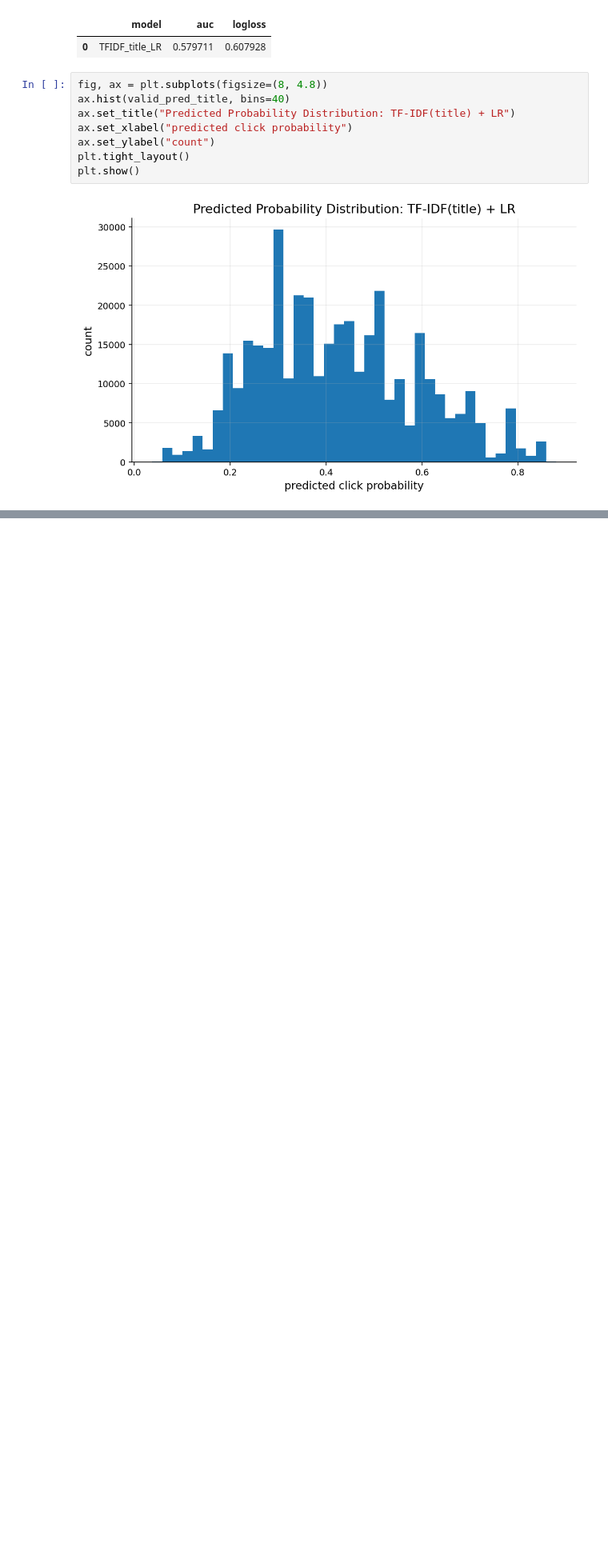
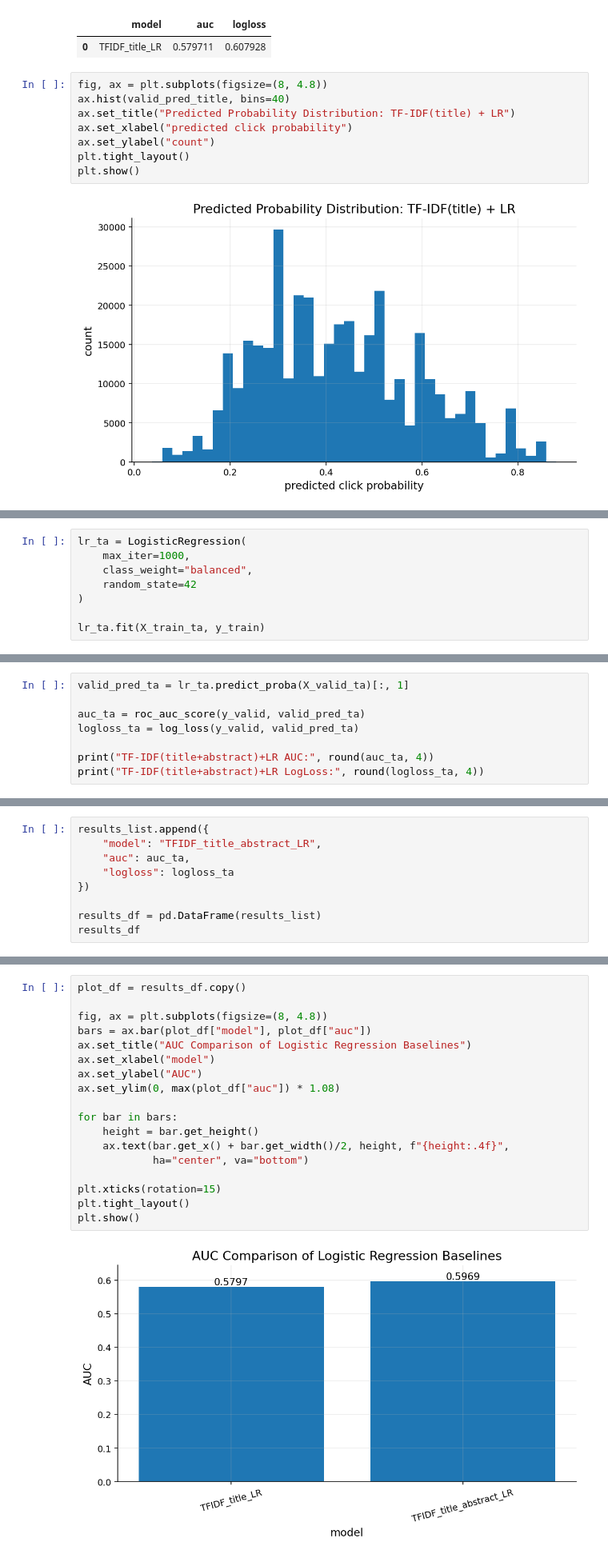
Before and after one commit to XvniYuSheng/mind-thesis, a Jupyter notebook: notebooks/03_baseline_lr_lgb.ipynb, the cells around one changed output, grey strips where cells are left out. Shown at 80% size. Saved outputs shown, nothing was run; the diff lists cells and outputs as text; blank space fills up the shorter version.

Commit message:
finish week 3 baseline modeling

```diff
--- a/notebooks/03_baseline_lr_lgb.ipynb
+++ b/notebooks/03_baseline_lr_lgb.ipynb
@@ -261,0 +279,8 @@ plt.show()
+# %%
+lr_ta = LogisticRegression(
+    max_iter=1000,
+    class_weight="balanced",
+    random_state=42
+)
+
+lr_ta.fit(X_train_ta, y_train)
@@ -261,0 +289,8 @@ plt.show()
+# %%
+valid_pred_ta = lr_ta.predict_proba(X_valid_ta)[:, 1]
+
+auc_ta = roc_auc_score(y_valid, valid_pred_ta)
+logloss_ta = log_loss(y_valid, valid_pred_ta)
+
+print("TF-IDF(title+abstract)+LR AUC:", round(auc_ta, 4))
+print("TF-IDF(title+abstract)+LR LogLoss:", round(logloss_ta, 4))
@@ -261,0 +300,9 @@ plt.show()
+# %%
+results_list.append({
+    "model": "TFIDF_title_abstract_LR",
+    "auc": auc_ta,
+    "logloss": logloss_ta
+})
+
+results_df = pd.DataFrame(results_list)
+results_df
@@ -261,0 +313,20 @@ plt.show()
+# %%
+plot_df = results_df.copy()
+
+fig, ax = plt.subplots(figsize=(8, 4.8))
+bars = ax.bar(plot_df["model"], plot_df["auc"])
+ax.set_title("AUC Comparison of Logistic Regression Baselines")
+ax.set_xlabel("model")
+ax.set_ylabel("AUC")
+ax.set_ylim(0, max(plot_df["auc"]) * 1.08)
+
+for bar in bars:
+    height = bar.get_height()
+    ax.text(bar.get_x() + bar.get_width()/2, height, f"{height:.4f}",
+            ha="center", va="bottom")
+
+plt.xticks(rotation=15)
+plt.tight_layout()
+plt.show()
+# %% [output]
+[figure, added]
```
Also changed, not shown: parts of 17 cells of this notebook, 6 other files.
